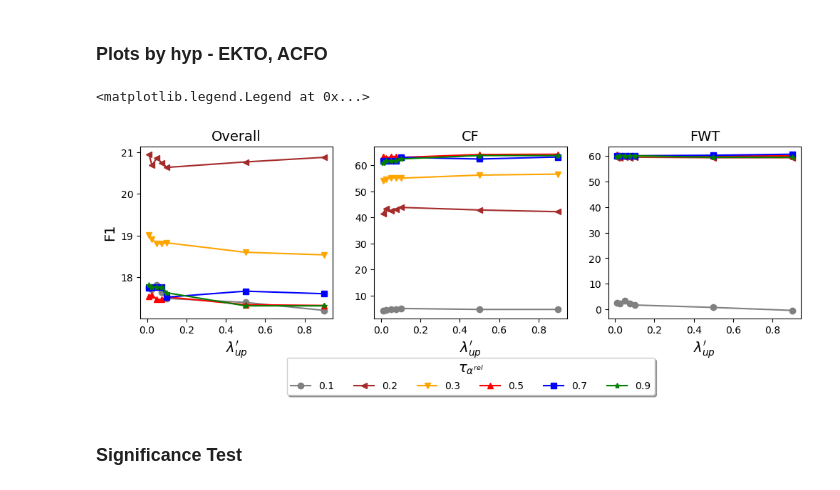
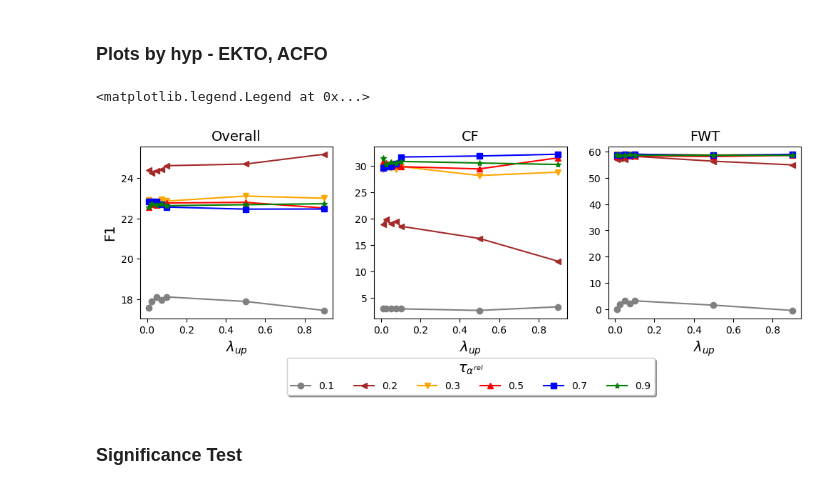
Before and after one commit to itsmemala/FABR, a Jupyter notebook: CL_Metrics.ipynb, the cells around one changed output. Cells and saved outputs as stored; diff of their text form; code cells hidden in the pictures.

```diff
--- a/CL_Metrics.ipynb
+++ b/CL_Metrics.ipynb
@@ -248,7 +250,10 @@ print(val, len(val)) # 0.0398421
 # pathb = "D:\\2110465-PhD Data (DO NOT DELETE)\\hwu-SingleHead\\hwuRBS-AdapterSEQ\\hwu64_bert_adapter_seq_random"
 # path = "D:\\2110465-PhD Data (DO NOT DELETE)\\hwu-SingleHead\\hwuRBS-AdapterSEQ\\hwu64_bert_adapter_seq_random"
 
-# pathb = "AnnoMI-SH-SEQ/annomi_bert_adapter_seq_random" # "C:/Users/Malavika/Documents/Collas25/AnnoMIStrSH-AdapterSEQ/annomi_bert_adapter_seq_random"
+pathb = "AnnoMI-SH-SEQ/annomi_bert_adapter_seq_random" # "C:/Users/Malavika/Documents/Collas25/AnnoMIStrSH-AdapterSEQ/annomi_bert_adapter_seq_random"
+# path = ['/home/local/data/ms/fabr_data/BehavSH/Adabop_FixedThr_CSBFalse/random0seed0/BehavSH_Adabop_t5_gold.19/annomi_bert_adapter_adabop_random'
+#         ,'/home/local/data/ms/fabr_data/BehavSH/Adabop_FixedThr_CSBFalse/random10seed0/BehavSH_Adabop_t5_gold.14/annomi_bert_adapter_adabop_random'
+#         ,'/home/local/data/ms/fabr_data/BehavSH/Adabop_FixedThr_CSBFalse/random13seed0/BehavSH_Adabop_t5_gold.1/annomi_bert_adapter_adabop_random']
 # path = ["/home/local/data/ms/fabr_data/BehavSH/UPGD_FixedLR_CSBFalse/random0seed0/BehavSH_UPGD_t5_gold.4/annomi_bert_adapter_upgd_random"
 #         ,"/home/local/data/ms/fabr_data/BehavSH/UPGD_FixedLR_CSBFalse/random10seed0/BehavSH_UPGD_t5_gold.2/annomi_bert_adapter_upgd_random"
 #         ,"/home/local/data/ms/fabr_data/BehavSH/UPGD_FixedLR_CSBFalse/random13seed0/BehavSH_UPGD_t5_gold.4/annomi_bert_adapter_upgd_random"]
@@ -290,10 +295,24 @@ print(val, len(val)) # 0.0398421
 #         "/home/local/data/ms/fabr_data/BehavSH/BehavSH_LAMAS/random13seed0_0.05adt/BehavSH_LAMAS_t5.8.LA_phase/annomi_bert_adapter_ewc_freeze_random"
 #         ]
 
-pathb = "Intent-SH-SEQ/hwu64_bert_adapter_seq_random" #"C:/Users/Malavika/Documents/Collas25/hwuRBS-AdapterSEQ/hwu64_bert_adapter_seq_random"#"Intent-SH-SEQ/hwu64_bert_adapter_seq_random"
-path = ['/home/local/data/ms/fabr_data/IntentSH/Adabop_FixedThr_CSBFalse/random0seed0/IntentSH_Adabop_t5_gold.7/hwu64_bert_adapter_adabop_random'
-        ,'/home/local/data/ms/fabr_data/IntentSH/Adabop_FixedThr_CSBFalse/random3seed0/IntentSH_Adabop_t5_gold.21/hwu64_bert_adapter_adabop_random'
-        ,'/home/local/data/ms/fabr_data/IntentSH/Adabop_FixedThr_CSBFalse/random6seed0/IntentSH_Adabop_t5_gold.13/hwu64_bert_adapter_adabop_random']
+## NoL1 + search hyp (s,s,0.9)
+path = ["/home/local/data/ms/fabr_data/BehavSH/BehavSH_LAMAS_NoL1_Custom_ss_0.9pdmfracTrue/random0seed0_0.3adt/BehavSH_LAMAS_t5.85/annomi_bert_adapter_ewc_freeze_random",
+        "/home/local/data/ms/fabr_data/BehavSH/BehavSH_LAMAS_NoL1_Custom_ss_0.9pdmfracTrue/random10seed0_0.3adt/BehavSH_LAMAS_t5.1.LA_phase.1/annomi_bert_adapter_ewc_freeze_random",
+        "/home/local/data/ms/fabr_data/BehavSH/BehavSH_LAMAS_NoL1_Custom_ss_0.9pdmfracTrue/random13seed0_0.3adt/BehavSH_LAMAS_t5.1.LA_phase.16/annomi_bert_adapter_ewc_freeze_random"]
+# path = ["/home/local/data/ms/fabr_data/BehavSH/BehavSH_LAMAS_NoL1_Custom_ss_0.9pdmfracTrue/random0seed0_0.2adt/BehavSH_LAMAS_t5.96.LA_phase.27/annomi_bert_adapter_ewc_freeze_random",
+#         "/home/local/data/ms/fabr_data/BehavSH/BehavSH_LAMAS_NoL1_Custom_ss_0.9pdmfracTrue/random10seed0_0.2adt/BehavSH_LAMAS_t5.55.LA_phase.27/annomi_bert_adapter_ewc_freeze_random",
+#         "/home/local/data/ms/fabr_data/BehavSH/BehavSH_LAMAS_NoL1_Custom_ss_0.9pdmfracTrue/random13seed0_0.2adt/BehavSH_LAMAS_t5.45.LA_phase.27/annomi_bert_adapter_ewc_freeze_random"]
+# path = [
+        # # "/home/local/data/ms/fabr_data/BehavSH/BehavSH_LAMAS_NoL1_Custom_ss_0.9pdmfracTrue/random0seed0_0.05adt/BehavSH_LAMAS_t5.9.LA_phase.27/annomi_bert_adapter_ewc_freeze_random",
+        # "/home/local/data/ms/fabr_data/BehavSH/BehavSH_LAMAS_NoL1_Custom_cus_0.9pdmfracTrue/random0seed0_0.05adt/BehavSH_LAMAS_t5.39.LA_phase.27/annomi_bert_adapter_ewc_freeze_random",
+        # # "/home/local/data/ms/fabr_data/BehavSH/BehavSH_LAMAS_NoL1_Custom_ss_0.9pdmfracTrue/random10seed0_0.05adt/BehavSH_LAMAS_t5.219.LA_phase.7/annomi_bert_adapter_ewc_freeze_random",
+        # "/home/local/data/ms/fabr_data/BehavSH/BehavSH_LAMAS_NoL1_Custom_cus_0.9pdmfracTrue/random10seed0_0.05adt/BehavSH_LAMAS_t5.1.LA_phase.3/annomi_bert_adapter_ewc_freeze_random", ## 27
+        # "/home/local/data/ms/fabr_data/BehavSH/BehavSH_LAMAS_NoL1_Custom_ss_0.9pdmfracTrue/random13seed0_0.05adt/BehavSH_LAMAS_t5.3.LA_phase.21/annomi_bert_adapter_ewc_freeze_random"] ## 21/19,13
+
+# pathb = "Intent-SH-SEQ/hwu64_bert_adapter_seq_random" #"C:/Users/Malavika/Documents/Collas25/hwuRBS-AdapterSEQ/hwu64_bert_adapter_seq_random"#"Intent-SH-SEQ/hwu64_bert_adapter_seq_random"
+# path = ['/home/local/data/ms/fabr_data/IntentSH/Adabop_FixedThr_CSBFalse/random0seed0/IntentSH_Adabop_t5_gold.7/hwu64_bert_adapter_adabop_random'
+#         ,'/home/local/data/ms/fabr_data/IntentSH/Adabop_FixedThr_CSBFalse/random3seed0/IntentSH_Adabop_t5_gold.21/hwu64_bert_adapter_adabop_random'
+#         ,'/home/local/data/ms/fabr_data/IntentSH/Adabop_FixedThr_CSBFalse/random6seed0/IntentSH_Adabop_t5_gold.13/hwu64_bert_adapter_adabop_random']
 # path = ["/home/local/data/ms/fabr_data/IntentSH/UPGD_FixedLR/random0seed0/IntentSH_UPGD_t5_gold.4/hwu64_bert_adapter_upgd_random"
 #         ,"/home/local/data/ms/fabr_data/IntentSH/UPGD_FixedLR/random3seed0/IntentSH_UPGD_t5_gold.4/hwu64_bert_adapter_upgd_random"
 #         ,"/home/local/data/ms/fabr_data/IntentSH/UPGD_FixedLR/random6seed0/IntentSH_UPGD_t5_gold.4/hwu64_bert_adapter_upgd_random"]
@@ -320,12 +339,20 @@ path = ['/home/local/data/ms/fabr_data/IntentSH/Adabop_FixedThr_CSBFalse/random0
 #         "/home/local/data/ms/fabr_data/IntentSH/IntentSH_ANCLLWF/random6seed0_0.3adt_t5onwards/IntentSH_ANCLLWF_t5.13.1/hwu64_bert_adapter_lwf_ancl_random"
 #         ]
 # path = ["/home/local/data/ms/fabr_data/IntentSH/IntentSH_ANCLLWF/random0seed0_0.1adt/IntentSH_ANCLLWF_t5.1.15/hwu64_bert_adapter_lwf_ancl_random",
-        # "/home/local/data/ms/fabr_data/IntentSH/IntentSH_ANCLLWF/random3seed0_0.1adt/IntentSH_ANCLLWF_t5.5.1/hwu64_bert_adapter_lwf_ancl_random",
+#         "/home/local/data/ms/fabr_data/IntentSH/IntentSH_ANCLLWF/random3seed0_0.1adt/IntentSH_ANCLLWF_t5.5.1/hwu64_bert_adapter_lwf_ancl_random",
 #         "/home/local/data/ms/fabr_data/IntentSH/IntentSH_ANCLLWF/random6seed0_0.1adt/IntentSH_ANCLLWF_t5.1.10/hwu64_bert_adapter_lwf_ancl_random"
 #         ]
 # path = ["/home/local/data/ms/fabr_data/IntentSH/IntentSH_LAMAS/random0seed0_0.3adt/IntentSH_LAMAS_t5.1.LA_phase/hwu64_bert_adapter_ewc_freeze_random",
 #        "/home/local/data/ms/fabr_data/IntentSH/IntentSH_LAMAS/random3seed0_0.3adt/IntentSH_LAMAS_t5.43.LA_phase/hwu64_bert_adapter_ewc_freeze_random",
 #        "/home/local/data/ms/fabr_data/IntentSH/IntentSH_LAMAS/random6seed0_0.3adt/IntentSH_LAMAS_t5.43.LA_phase/hwu64_bert_adapter_ewc_freeze_random"]
+
+## NoL1 + search hyp (s,s,0.9)
+# path = ["/home/local/data/ms/fabr_data/IntentSH/IntentSH_LAMAS_NoL1_Custom_ss_0.9pdmfracTrue/random0seed0_0.3adt/IntentSH_LAMAS_t5.19.LA_phase.27/hwu64_bert_adapter_ewc_freeze_random",
+#         "/home/local/data/ms/fabr_data/IntentSH/IntentSH_LAMAS_NoL1_Custom_ss_0.9pdmfracTrue/random3seed0_0.3adt/IntentSH_LAMAS_t5.19.LA_phase.1/hwu64_bert_adapter_ewc_freeze_random"]
+        # "/home/local/data/ms/fabr_data/IntentSH/IntentSH_LAMAS_NoL1_Custom_ss_0.9pdmfracTrue/random6seed0_0.3adt/IntentSH_LAMAS_t5..LA_phase./hwu64_bert_adapter_ewc_freeze_random"]
+# path = ['/home/local/data/ms/fabr_data/IntentSH/IntentSH_LAMAS_NoL1_Custom_ss_0.9pdmfracTrue/random0seed0_0.1adt/IntentSH_LAMAS_t5.125.LA_phase.27/hwu64_bert_adapter_ewc_freeze_random',
+#         '/home/local/data/ms/fabr_data/IntentSH/IntentSH_LAMAS_NoL1_Custom_ss_0.9pdmfracTrue/random3seed0_0.1adt/IntentSH_LAMAS_t5.16.LA_phase.1/hwu64_bert_adapter_ewc_freeze_random']
+#         # ,"/home/local/data/ms/fabr_data/IntentSH/IntentSH_LAMAS_NoL1_Custom_ss_0.9pdmfracTrue/random6seed0_0.1adt/IntentSH_LAMAS_t5..LA_phase./hwu64_bert_adapter_ewc_freeze_random"]
 
 ## NoL1 def hyp
 # path = ["/home/local/data/ms/fabr_data/BehavSH/BehavSH_LAMAS_NoL1/random0seed0_0.05adt/BehavSH_LAMAS_t5.9.LA_phase/annomi_bert_adapter_ewc_freeze_random"]
@@ -397,7 +424,7 @@ for seed_idx in [0]:
     # for rand_idx in range(7):
 #     for rand_idx in [0,3,6]:
 #     for rand_idx in [0,10,13]:
-    for path_enum,rand_idx in enumerate([0,3,6]):
+    for path_enum,rand_idx in enumerate([0,10,13]):
     # for rand_idx in [0,2,10,12,13,14,15]:
         list_of_lists = []
 #         with open(path+str(rand_idx)+'_seed'+str(seed_idx)+'_f1.txt', 'r') as f:
@@ -578,9 +605,9 @@ ACFO_x = [0.01,0.03,0.05,0.07,0.09,0.1,0.3,0.5,0.7,0.9]
         # ,"/home/local/data/ms/fabr_data/IntentSH/IntentSH_LAMAS_NoL1_ORIG_LambUp.8/random3seed0_0.3adt/IntentSH_LAMAS_t1..LA_phase/hwu64_bert_adapter_ewc_freeze_random"
         # ,"/home/local/data/ms/fabr_data/IntentSH/IntentSH_LAMAS_NoL1_ORIG_LambUp.9/random3seed0_0.3adt/IntentSH_LAMAS_t1..LA_phase/hwu64_bert_adapter_ewc_freeze_random"]
 expt_path_name = "/home/local/data/ms/fabr_data/IntentSH/IntentSH_LAMAS_NoL1_ORIG_LambUp.1/random3seed0_0.3adt/IntentSH_LAMAS_t1..LA_phase/hwu64_bert_adapter_ewc_freeze_random"
-path_idxs = [10,11,12,13,1,2,3] #[22,10,11,12,13,1,2,3] #[18,19,20,21,7,8,9] #[14,15,16,17,4,5,6] # [10,11,12,13,1,2,3] #[1,2,3] #[4,5,6] #[7,8,9]
+path_idxs = [18,19,20,21,7,8,9] #[22,10,11,12,13,1,2,3] #[18,19,20,21,7,8,9] #[14,15,16,17,4,5,6] # [10,11,12,13,1,2,3] #[1,2,3] #[4,5,6] #[7,8,9]
 ORIG_x = [0.01,0.025,0.05,0.075,0.1,0.5,0.9] #[0.001,0.01,0.025,0.05,0.075,0.1,0.5,0.9] # [0.01,0.025,0.05,0.075,0.1,0.5,0.9] #[100,50,2] #[0.1,0.5,0.9]
-ORIG_x_label = '$\lambda_{up}\'$'
+ORIG_x_label = '$\lambda_{up}$'
 ORIG_path_enum_mult, ORIG_path_enum_add = 1,1 #3,1
 
 hyp_enums = ['.1','.5','.2','','.3','.4'] # ['.1']  # ['.1','.5','.2','','.3','.4'] # ['.1','.2','','.3','.4']
@@ -675,35 +702,35 @@ from matplotlib import cm
 
 x = [1,0.75,0.5,0.25,0.01] if 'EKTO' in expt_path else ACFO_x if 'ACFO' in expt_path else ORIG_x
 #[1,0.75,0.5,0.25,0.01] if 'EKTO' in expt_path [2,25,50,75,100] if 'ACFO' in expt_path else ORIG_x
-xlabel = '$\lambda_{down}$' if 'EKTO' in expt_path else '$\lambda_{up}\'$' if 'ACFO' in expt_path else ORIG_x_label
+xlabel = '$\lambda_{down}$' if 'EKTO' in expt_path else '$\lambda_{up}$' if 'ACFO' in expt_path else ORIG_x_label
 legend_lines = []
 fig, axs = plt.subplots(1, 3) #plt.subplots(2, 2)
 fig.set_size_inches(10, 3)
 fig.tight_layout()
 for i,plot in enumerate(plot_ov):
     axs[0].plot(x,plot, color=colors[i], marker=markers[i])#adjust_lightness('blue',0+i*0.4))
     axs[0].set_title('Overall', fontsize=14) # fontweight='bold'
     axs[0].set_ylabel('F1', fontsize=14)
     axs[0].set_xlabel(xlabel, fontsize=14)
 for i,plot in enumerate(plot_cf):
     line, = axs[1].plot(x,plot, color=colors[i], marker=markers[i])#adjust_lightness('blue',0+i*0.4))
     legend_lines.append(line)
     axs[1].set_title('CF', fontsize=14)
     axs[1].set_xlabel(xlabel, fontsize=14)
 # for i,plot in enumerate(plot_bwt):
 #     axs[1,0].plot(x,plot, color=colors[i], marker=markers[i])#adjust_lightness('blue',0+i*0.4))
 #     axs[1,0].set_title('BWT+')
 #     axs[1,0].set_xlabel(xlabel)
 #     axs[1,0].set_ylabel('F1')
 for i,plot in enumerate(plot_fwt):
     axs[2].plot(x,plot, color=colors[i], marker=markers[i])#adjust_lightness('blue',0+i*0.4))
     axs[2].set_title('FWT', fontsize=14)
     axs[2].set_xlabel(xlabel, fontsize=14)
 axs[1].legend(legend_lines,legend_labels, title='$\\tau_{\\alpha^{rel}}$', loc='upper center', bbox_to_anchor=(0.5, -0.2),
           fancybox=True, shadow=True, ncol=6, title_fontproperties={'size':14}) # axs[1,0] bbox_to_anchor=(1.0, -0.25)
 # %% [output]
 <matplotlib.legend.Legend at 0x...>
-[figure, old version]
+[figure, new version]
 # %% [markdown]
 ### Significance Test
 # %%
```
Also changed, not shown: parts of 5 cells of this notebook, 9 other files.
